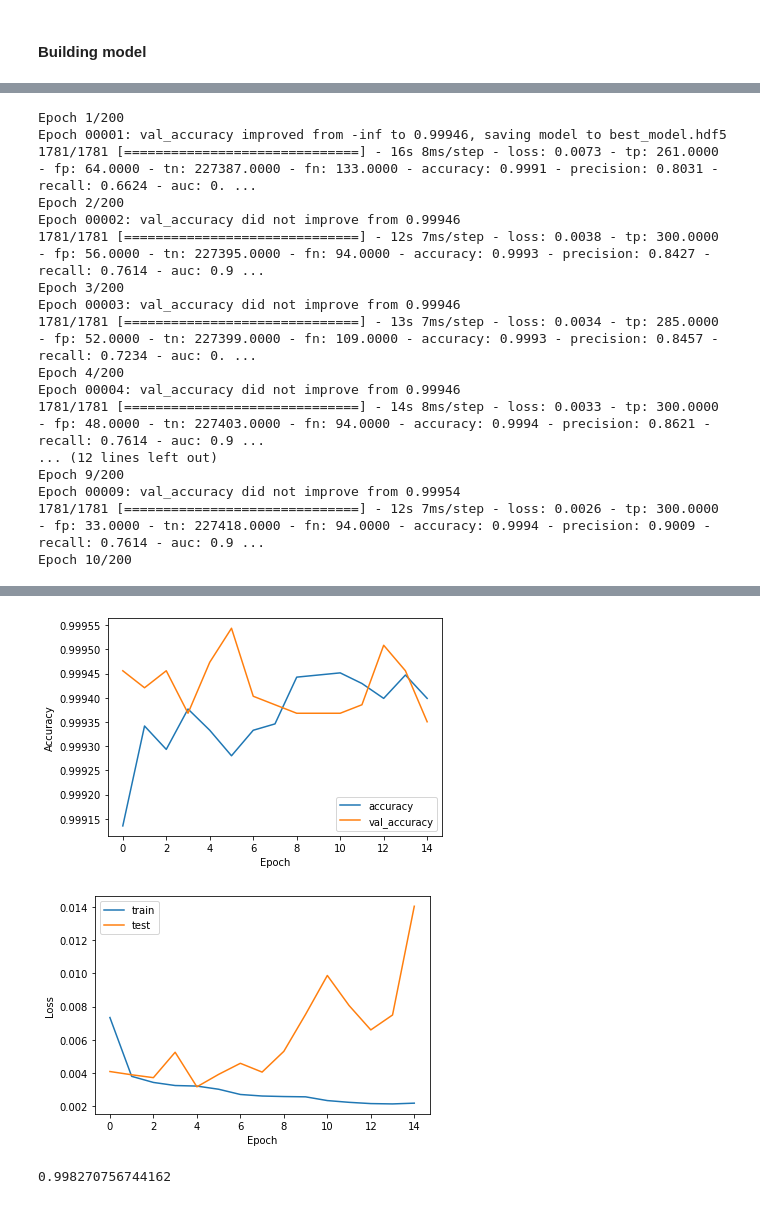
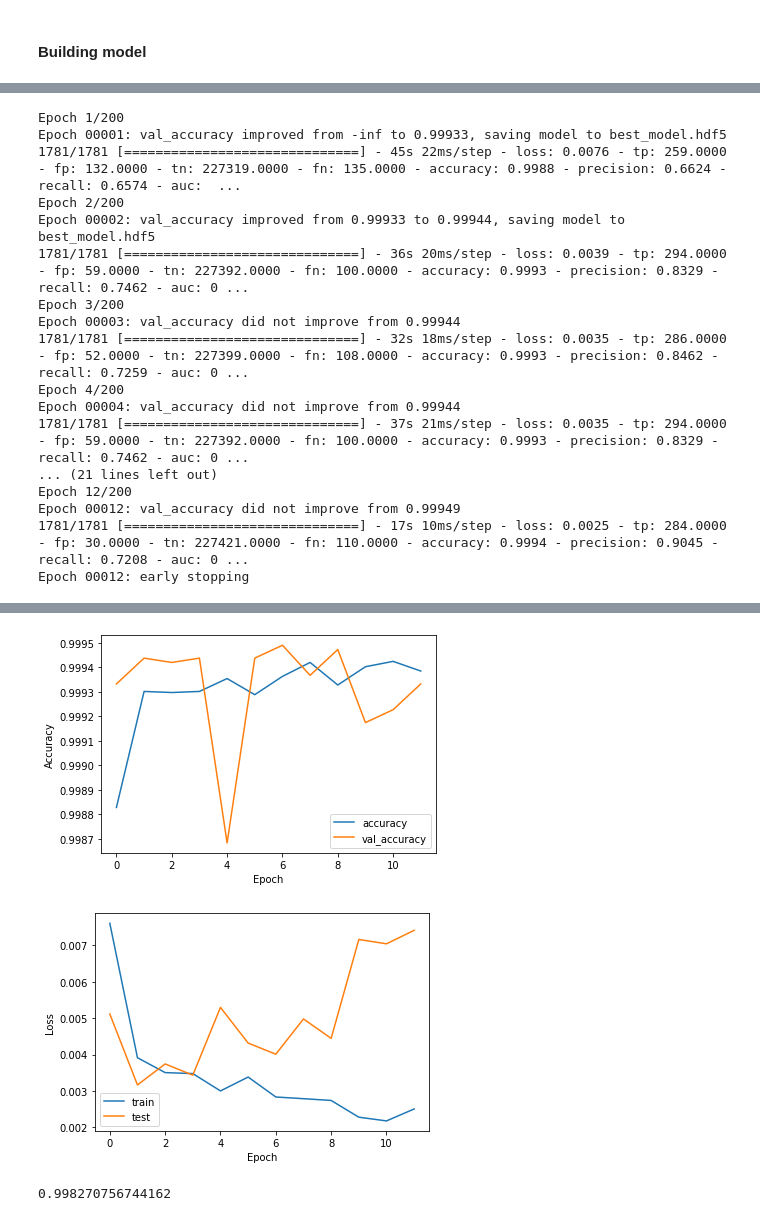
Before and after one commit to ppaszko/um_project, a Jupyter notebook: um_draft.ipynb, the cells around one changed output, grey strips where cells are left out. Drawn from its saved outputs; the diff is of its cells as text; code cells hidden in the pictures.

Commit message:
Support working, raport for cnn working, precision & recall etc. for cnn not 0

```diff
--- a/um_draft.ipynb
+++ b/um_draft.ipynb
@@ -731,6 +702,6 @@ Name: Class, Length: 56962, dtype: int64
 # %%
-y_test_roc= np.hstack((1- y_test_roc, y_test_roc))
-y_test_roc
+y_test_roc2 = np.hstack((1-y_test_roc, y_test_roc))
+y_test_roc2
 # %% [output]
 array([[1, 0],
        [1, 0],
@@ -794,4 +745,5 @@ Name: Class, Length: 284807, dtype: int64
 # scaling features
 from sklearn.preprocessing import StandardScaler
 fit = StandardScaler()
-X2 = fit.fit_transform(np.array(X, dtype=float))
+X_train_cnn = fit.fit_transform(np.array(X_train, dtype=float))
+X_test_cnn = fit.fit_transform(np.array(X_test, dtype=float))
@@ -831,7 +765,7 @@ from keras.callbacks import EarlyStopping, ModelCheckpoint
 
 model = Sequential()
 
-model.add(Dense(512,input_shape=(X_train2.shape[1],), activation='relu'))
+model.add(Dense(512,input_shape=(X_train_cnn.shape[1],), activation='relu'))
 model.add(Dropout(0.2))
 
 model.add(Dense(256,activation='relu'))
@@ -888,29 +821,29 @@ model.compile(
 earlystop = EarlyStopping(monitor='val_loss',mode='min',verbose=1,patience=10,min_delta=0.0001)
 modelcheck = ModelCheckpoint('best_model.hdf5',monitor='val_accuracy',verbose=1,save_best_only=True,mode='max')
 # %%
-history = model.fit(X_train2, Y_train2,
-                    validation_data=(x_test2, y_test2),
+history = model.fit(X_train_cnn, y_train_roc,
+                    validation_data=(X_test_cnn, y_test_roc),
                     epochs=200,
                     callbacks=[earlystop,modelcheck],
                     batch_size=128)
 # %% [output]
 Epoch 1/200
-Epoch 00001: val_accuracy improved from -inf to 0.99946, saving model to best_model.hdf5
-1781/1781 [==============================] - 16s 8ms/step - loss: 0.0073 - tp: 261.0000 - fp: 64.0000 - tn: 227387.0000 - fn: 133.0000 - accuracy: 0.9991 - precision: 0.8031 - recall: 0.6624 - auc: 0. ...
+Epoch 00001: val_accuracy improved from -inf to 0.99933, saving model to best_model.hdf5
+1781/1781 [==============================] - 45s 22ms/step - loss: 0.0076 - tp: 259.0000 - fp: 132.0000 - tn: 227319.0000 - fn: 135.0000 - accuracy: 0.9988 - precision: 0.6624 - recall: 0.6574 - auc:  ...
 Epoch 2/200
-Epoch 00002: val_accuracy did not improve from 0.99946
-1781/1781 [==============================] - 12s 7ms/step - loss: 0.0038 - tp: 300.0000 - fp: 56.0000 - tn: 227395.0000 - fn: 94.0000 - accuracy: 0.9993 - precision: 0.8427 - recall: 0.7614 - auc: 0.9 ...
+Epoch 00002: val_accuracy improved from 0.99933 to 0.99944, saving model to best_model.hdf5
+1781/1781 [==============================] - 36s 20ms/step - loss: 0.0039 - tp: 294.0000 - fp: 59.0000 - tn: 227392.0000 - fn: 100.0000 - accuracy: 0.9993 - precision: 0.8329 - recall: 0.7462 - auc: 0 ...
 Epoch 3/200
-Epoch 00003: val_accuracy did not improve from 0.99946
-1781/1781 [==============================] - 13s 7ms/step - loss: 0.0034 - tp: 285.0000 - fp: 52.0000 - tn: 227399.0000 - fn: 109.0000 - accuracy: 0.9993 - precision: 0.8457 - recall: 0.7234 - auc: 0. ...
+Epoch 00003: val_accuracy did not improve from 0.99944
+1781/1781 [==============================] - 32s 18ms/step - loss: 0.0035 - tp: 286.0000 - fp: 52.0000 - tn: 227399.0000 - fn: 108.0000 - accuracy: 0.9993 - precision: 0.8462 - recall: 0.7259 - auc: 0 ...
 Epoch 4/200
-Epoch 00004: val_accuracy did not improve from 0.99946
-1781/1781 [==============================] - 14s 8ms/step - loss: 0.0033 - tp: 300.0000 - fp: 48.0000 - tn: 227403.0000 - fn: 94.0000 - accuracy: 0.9994 - precision: 0.8621 - recall: 0.7614 - auc: 0.9 ...
-... (12 lines left out)
-Epoch 9/200
-Epoch 00009: val_accuracy did not improve from 0.99954
-1781/1781 [==============================] - 12s 7ms/step - loss: 0.0026 - tp: 300.0000 - fp: 33.0000 - tn: 227418.0000 - fn: 94.0000 - accuracy: 0.9994 - precision: 0.9009 - recall: 0.7614 - auc: 0.9 ...
-Epoch 10/200
+Epoch 00004: val_accuracy did not improve from 0.99944
+1781/1781 [==============================] - 37s 21ms/step - loss: 0.0035 - tp: 294.0000 - fp: 59.0000 - tn: 227392.0000 - fn: 100.0000 - accuracy: 0.9993 - precision: 0.8329 - recall: 0.7462 - auc: 0 ...
+... (21 lines left out)
+Epoch 12/200
+Epoch 00012: val_accuracy did not improve from 0.99949
+1781/1781 [==============================] - 17s 10ms/step - loss: 0.0025 - tp: 284.0000 - fp: 30.0000 - tn: 227421.0000 - fn: 110.0000 - accuracy: 0.9994 - precision: 0.9045 - recall: 0.7208 - auc: 0 ...
+Epoch 00012: early stopping
 # %%
 # history.history
 # %%
@@ -920,6 +853,6 @@ plt.xlabel('Epoch')
 plt.ylabel('Accuracy')
 plt.legend(loc='lower right')
 
-test_loss, test_tp, test_fp, test_tn, test_fn, test_acc, test_precision, test_recall, test_auc = model.evaluate(x_test2,  y_test2, verbose=2)
-train_loss, train_tp, train_fp, train_tn, train_fn, train_acc, train_precision, train_recall, train_auc = model.evaluate(X_train2,  Y_train2, verbose=2)
+test_loss, test_tp, test_fp, test_tn, test_fn, test_acc, test_precision, test_recall, test_auc = model.evaluate(X_test_cnn,  y_test_roc, verbose=2)
+train_loss, train_tp, train_fp, train_tn, train_fn, train_acc, train_precision, train_recall, train_auc = model.evaluate(X_train_cnn,  y_train_roc, verbose=2)
 # %% [output]
@@ -928,4 +861,4 @@ train_loss, train_tp, train_fp, train_tn, train_fn, train_acc, train_precision,
-[figure, old version]
+[figure, new version]
 # %%
 plt.plot(history.history['loss'], label='train')
 plt.plot(history.history['val_loss'], label='test')
@@ -934,7 +867,7 @@ plt.ylabel('Loss')
 plt.legend()
 plt.show()
 # %% [output]
-[figure, old version]
+[figure, new version]
 # %%
 from sklearn.base import BaseEstimator
 import numpy as np
```
Also changed, not shown: parts of 70 cells of this notebook.
